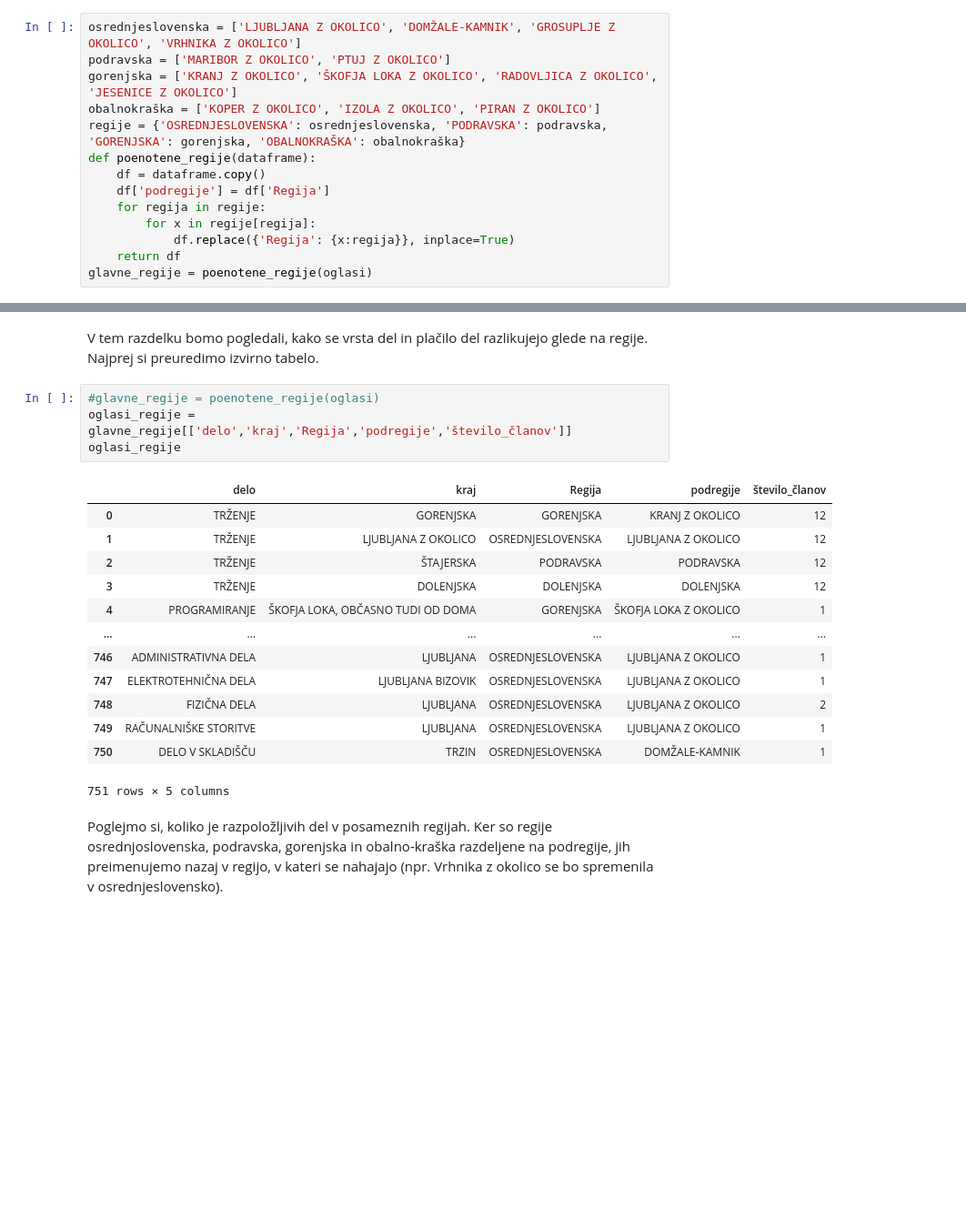
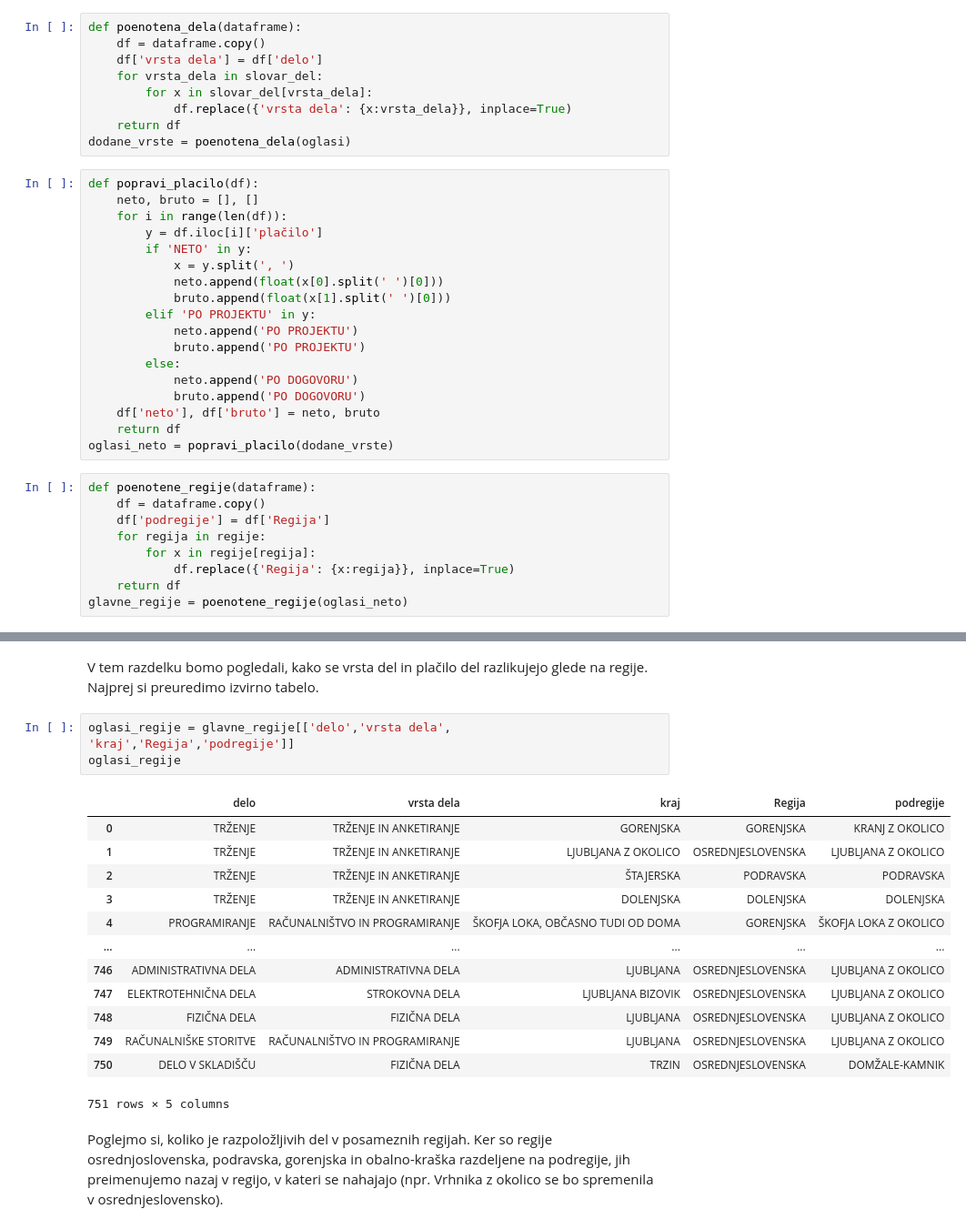
Before and after one commit to DejanPeric058/Programiranje-1-Projektna-naloga, a Jupyter notebook: Untitled.ipynb, the cells around one changed output, grey strips where cells are left out. Shown at 91% size. Cells and saved outputs as stored; diff of their text form; blank space fills up the shorter version.

```diff
--- a/Untitled.ipynb
+++ b/Untitled.ipynb
@@ -23,12 +24,34 @@ oglasi
 | 749 | RAČUNALNIŠKE STORITVE | LJUBLJANA | LJUBLJANA Z OKOLICO | PO DOGOVORU | CESTA V KOSTANJ 21 C ALI, OD DOMA | 16.11.2020 | DOPOLDAN | 1 | DLJE ČASA (OBČASNO) | ... |
 | 750 | DELO V SKLADIŠČU | TRZIN | DOMŽALE-KAMNIK | 4.56 EUR/h NETO, 5.40 EUR/h BRUTO | MOTNICA 7 | 17.11.2020 | DOPOLDAN | 1 | 2 TEDNA | ... |
 751 rows × 12 columns
+# %%
+def poenotena_dela(dataframe):
+    df = dataframe.copy()
+    df['vrsta dela'] = df['delo']
+    for vrsta_dela in slovar_del:
+        for x in slovar_del[vrsta_dela]:
+            df.replace({'vrsta dela': {x:vrsta_dela}}, inplace=True)
+    return df
+dodane_vrste = poenotena_dela(oglasi)
+# %%
+def popravi_placilo(df):
+    neto, bruto = [], []
+    for i in range(len(df)):
+        y = df.iloc[i]['plačilo']
+        if 'NETO' in y:
+            x = y.split(', ')
+            neto.append(float(x[0].split(' ')[0]))
+            bruto.append(float(x[1].split(' ')[0]))
+        elif 'PO PROJEKTU' in y:
+            neto.append('PO PROJEKTU')
+            bruto.append('PO PROJEKTU')
+        else:
+            neto.append('PO DOGOVORU')
+            bruto.append('PO DOGOVORU')
+    df['neto'], df['bruto'] = neto, bruto
+    return df
+oglasi_neto = popravi_placilo(dodane_vrste)
 # %%
-osrednjeslovenska = ['LJUBLJANA Z OKOLICO', 'DOMŽALE-KAMNIK', 'GROSUPLJE Z OKOLICO', 'VRHNIKA Z OKOLICO']
-podravska = ['MARIBOR Z OKOLICO', 'PTUJ Z OKOLICO']
-gorenjska = ['KRANJ Z OKOLICO', 'ŠKOFJA LOKA Z OKOLICO', 'RADOVLJICA Z OKOLICO', 'JESENICE Z OKOLICO']
-obalnokraška = ['KOPER Z OKOLICO', 'IZOLA Z OKOLICO', 'PIRAN Z OKOLICO']
-regije = {'OSREDNJESLOVENSKA': osrednjeslovenska, 'PODRAVSKA': podravska, 'GORENJSKA': gorenjska, 'OBALNOKRAŠKA': obalnokraška}
 def poenotene_regije(dataframe):
     df = dataframe.copy()
     df['podregije'] = df['Regija']
@@ -36,4 +59,4 @@ def poenotene_regije(dataframe):
         for x in regije[regija]:
             df.replace({'Regija': {x:regija}}, inplace=True)
     return df
-glavne_regije = poenotene_regije(oglasi)
+glavne_regije = poenotene_regije(oglasi_neto)
@@ -102,22 +104,21 @@ def naredi_tortni_graf(df, naslov, procenti=False):
 # %% [markdown]
 V tem razdelku bomo pogledali, kako se vrsta del in plačilo del razlikujejo glede na regije. Najprej si preuredimo izvirno tabelo.
 # %%
-#glavne_regije = poenotene_regije(oglasi)
-oglasi_regije = glavne_regije[['delo','kraj','Regija','podregije','število_članov']]
+oglasi_regije = glavne_regije[['delo','vrsta dela', 'kraj','Regija','podregije']]
 oglasi_regije
 # %% [output]
-|  | delo | kraj | Regija | podregije | število_članov |
-| 0 | TRŽENJE | GORENJSKA | GORENJSKA | KRANJ Z OKOLICO | 12 |
-| 1 | TRŽENJE | LJUBLJANA Z OKOLICO | OSREDNJESLOVENSKA | LJUBLJANA Z OKOLICO | 12 |
-| 2 | TRŽENJE | ŠTAJERSKA | PODRAVSKA | PODRAVSKA | 12 |
-| 3 | TRŽENJE | DOLENJSKA | DOLENJSKA | DOLENJSKA | 12 |
-| 4 | PROGRAMIRANJE | ŠKOFJA LOKA, OBČASNO TUDI OD DOMA | GORENJSKA | ŠKOFJA LOKA Z OKOLICO | 1 |
+|  | delo | vrsta dela | kraj | Regija | podregije |
+| 0 | TRŽENJE | TRŽENJE IN ANKETIRANJE | GORENJSKA | GORENJSKA | KRANJ Z OKOLICO |
+| 1 | TRŽENJE | TRŽENJE IN ANKETIRANJE | LJUBLJANA Z OKOLICO | OSREDNJESLOVENSKA | LJUBLJANA Z OKOLICO |
+| 2 | TRŽENJE | TRŽENJE IN ANKETIRANJE | ŠTAJERSKA | PODRAVSKA | PODRAVSKA |
+| 3 | TRŽENJE | TRŽENJE IN ANKETIRANJE | DOLENJSKA | DOLENJSKA | DOLENJSKA |
+| 4 | PROGRAMIRANJE | RAČUNALNIŠTVO IN PROGRAMIRANJE | ŠKOFJA LOKA, OBČASNO TUDI OD DOMA | GORENJSKA | ŠKOFJA LOKA Z OKOLICO |
 | ... | ... | ... | ... | ... | ... |
-| 746 | ADMINISTRATIVNA DELA | LJUBLJANA | OSREDNJESLOVENSKA | LJUBLJANA Z OKOLICO | 1 |
-| 747 | ELEKTROTEHNIČNA DELA | LJUBLJANA BIZOVIK | OSREDNJESLOVENSKA | LJUBLJANA Z OKOLICO | 1 |
-| 748 | FIZIČNA DELA | LJUBLJANA | OSREDNJESLOVENSKA | LJUBLJANA Z OKOLICO | 2 |
-| 749 | RAČUNALNIŠKE STORITVE | LJUBLJANA | OSREDNJESLOVENSKA | LJUBLJANA Z OKOLICO | 1 |
-| 750 | DELO V SKLADIŠČU | TRZIN | OSREDNJESLOVENSKA | DOMŽALE-KAMNIK | 1 |
+| 746 | ADMINISTRATIVNA DELA | ADMINISTRATIVNA DELA | LJUBLJANA | OSREDNJESLOVENSKA | LJUBLJANA Z OKOLICO |
+| 747 | ELEKTROTEHNIČNA DELA | STROKOVNA DELA | LJUBLJANA BIZOVIK | OSREDNJESLOVENSKA | LJUBLJANA Z OKOLICO |
+| 748 | FIZIČNA DELA | FIZIČNA DELA | LJUBLJANA | OSREDNJESLOVENSKA | LJUBLJANA Z OKOLICO |
+| 749 | RAČUNALNIŠKE STORITVE | RAČUNALNIŠTVO IN PROGRAMIRANJE | LJUBLJANA | OSREDNJESLOVENSKA | LJUBLJANA Z OKOLICO |
+| 750 | DELO V SKLADIŠČU | FIZIČNA DELA | TRZIN | OSREDNJESLOVENSKA | DOMŽALE-KAMNIK |
 751 rows × 5 columns
 # %% [markdown]
 Poglejmo si, koliko je razpoložljivih del v posameznih regijah. Ker so regije osrednjoslovenska, podravska, gorenjska in obalno-kraška razdeljene na podregije, jih preimenujemo nazaj v regijo, v kateri se nahajajo (npr. Vrhnika z okolico se bo spremenila v osrednjeslovensko).
```
Also changed, not shown: parts of 35 cells of this notebook, 1 other file.
